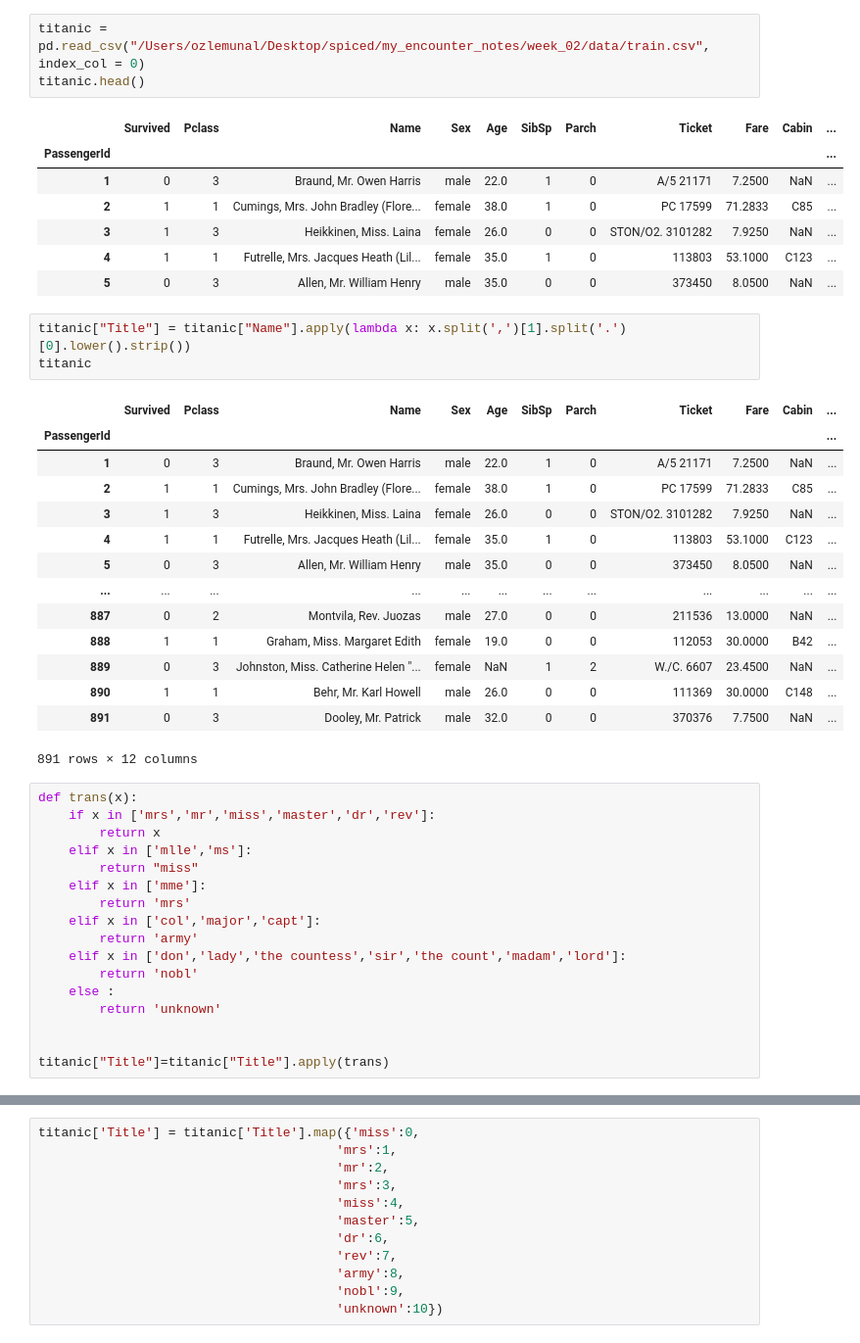
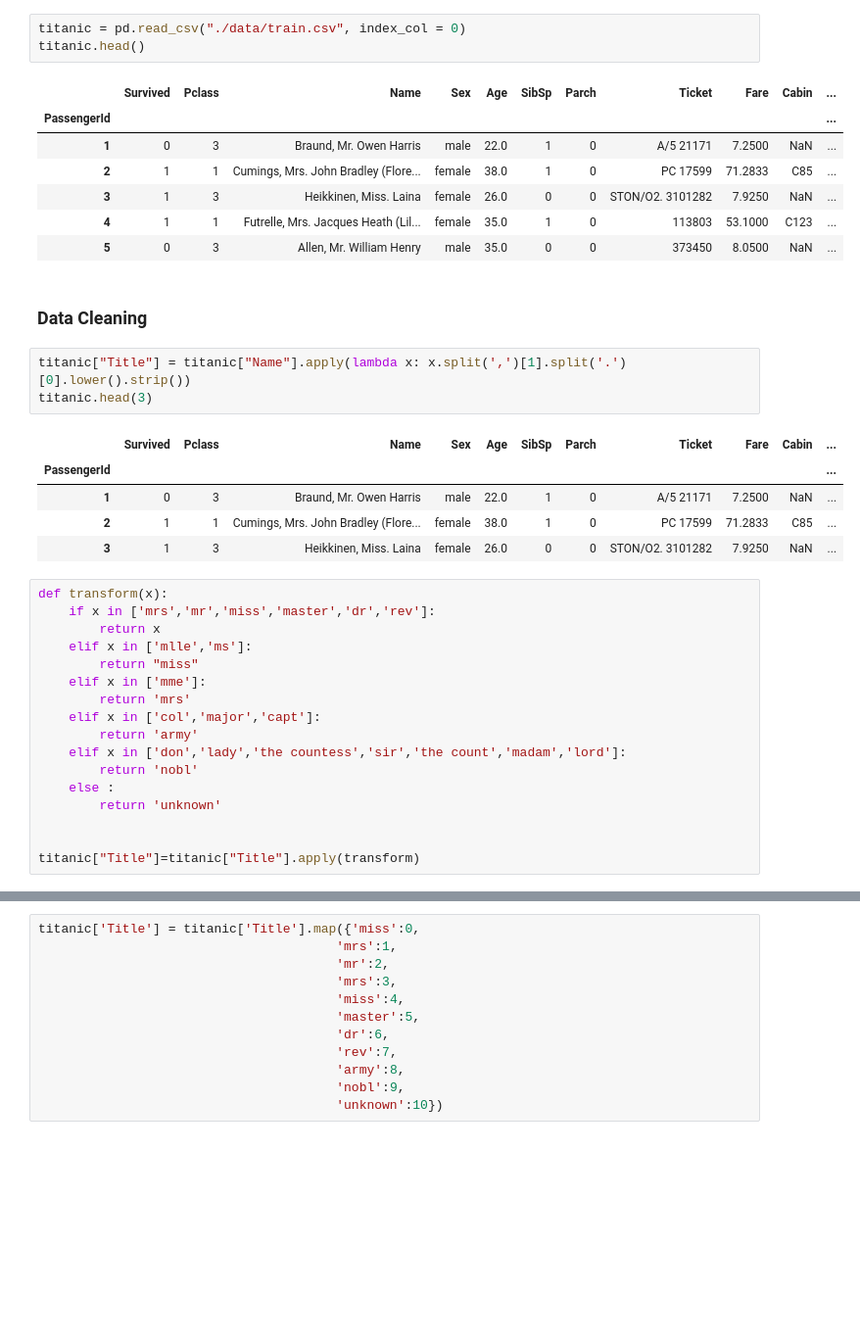
Before and after one commit to unaozlem/projects, a Jupyter notebook: titanic/titanic_random_forest.ipynb, the cells around one changed output, grey strips where cells are left out. Shown at 98% size. Cells and saved outputs as stored; diff of their text form; blank space fills up the shorter version.

```diff
--- a/titanic/titanic_random_forest.ipynb
+++ b/titanic/titanic_random_forest.ipynb
@@ -22,5 +26,5 @@ warnings.filterwarnings("ignore")
 # %%
-titanic = pd.read_csv("/Users/ozlemunal/Desktop/spiced/my_encounter_notes/week_02/data/train.csv", index_col = 0)
+titanic = pd.read_csv("./data/train.csv", index_col = 0)
 titanic.head()
 # %% [output]
 |  | Survived | Pclass | Name | Sex | Age | SibSp | Parch | Ticket | Fare | Cabin | ... |
@@ -30,26 +34,19 @@ titanic.head()
 | 3 | 1 | 3 | Heikkinen, Miss. Laina | female | 26.0 | 0 | 0 | STON/O2. 3101282 | 7.9250 | NaN | ... |
 | 4 | 1 | 1 | Futrelle, Mrs. Jacques Heath (Lil... | female | 35.0 | 1 | 0 | 113803 | 53.1000 | C123 | ... |
 | 5 | 0 | 3 | Allen, Mr. William Henry | male | 35.0 | 0 | 0 | 373450 | 8.0500 | NaN | ... |
+# %% [markdown]
+### Data Cleaning
 # %%
 titanic["Title"] = titanic["Name"].apply(lambda x: x.split(',')[1].split('.')[0].lower().strip())
-titanic
+titanic.head(3)
 # %% [output]
 |  | Survived | Pclass | Name | Sex | Age | SibSp | Parch | Ticket | Fare | Cabin | ... |
 | PassengerId |  |  |  |  |  |  |  |  |  |  | ... |
 | 1 | 0 | 3 | Braund, Mr. Owen Harris | male | 22.0 | 1 | 0 | A/5 21171 | 7.2500 | NaN | ... |
 | 2 | 1 | 1 | Cumings, Mrs. John Bradley (Flore... | female | 38.0 | 1 | 0 | PC 17599 | 71.2833 | C85 | ... |
 | 3 | 1 | 3 | Heikkinen, Miss. Laina | female | 26.0 | 0 | 0 | STON/O2. 3101282 | 7.9250 | NaN | ... |
-| 4 | 1 | 1 | Futrelle, Mrs. Jacques Heath (Lil... | female | 35.0 | 1 | 0 | 113803 | 53.1000 | C123 | ... |
-| 5 | 0 | 3 | Allen, Mr. William Henry | male | 35.0 | 0 | 0 | 373450 | 8.0500 | NaN | ... |
-| ... | ... | ... | ... | ... | ... | ... | ... | ... | ... | ... | ... |
-| 887 | 0 | 2 | Montvila, Rev. Juozas | male | 27.0 | 0 | 0 | 211536 | 13.0000 | NaN | ... |
-| 888 | 1 | 1 | Graham, Miss. Margaret Edith | female | 19.0 | 0 | 0 | 112053 | 30.0000 | B42 | ... |
-| 889 | 0 | 3 | Johnston, Miss. Catherine Helen "... | female | NaN | 1 | 2 | W./C. 6607 | 23.4500 | NaN | ... |
-| 890 | 1 | 1 | Behr, Mr. Karl Howell | male | 26.0 | 0 | 0 | 111369 | 30.0000 | C148 | ... |
-| 891 | 0 | 3 | Dooley, Mr. Patrick | male | 32.0 | 0 | 0 | 370376 | 7.7500 | NaN | ... |
-891 rows × 12 columns
 # %%
-def trans(x):
+def transform(x):
     if x in ['mrs','mr','miss','master','dr','rev']:
         return x
     elif x in ['mlle','ms']:
@@ -64,5 +61,5 @@ def trans(x):
         return 'unknown'
 
 
-titanic["Title"]=titanic["Title"].apply(trans)
+titanic["Title"]=titanic["Title"].apply(transform)
 # %%
```
Also changed, not shown: parts of 19 cells of this notebook, 2 other files.
